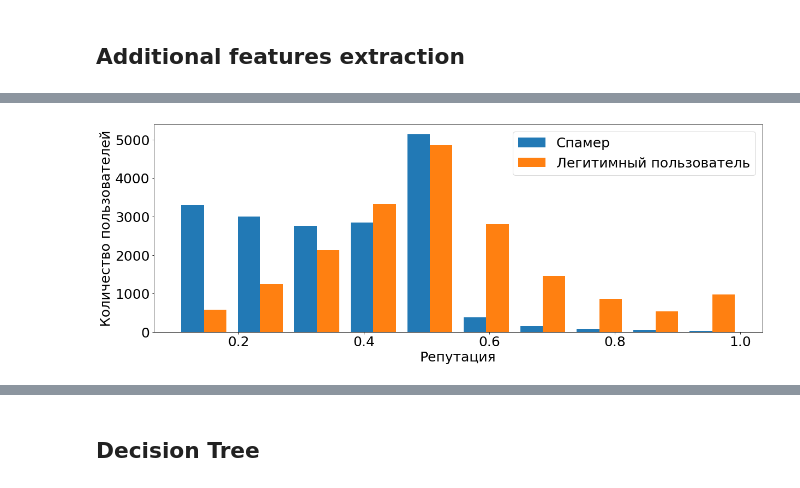
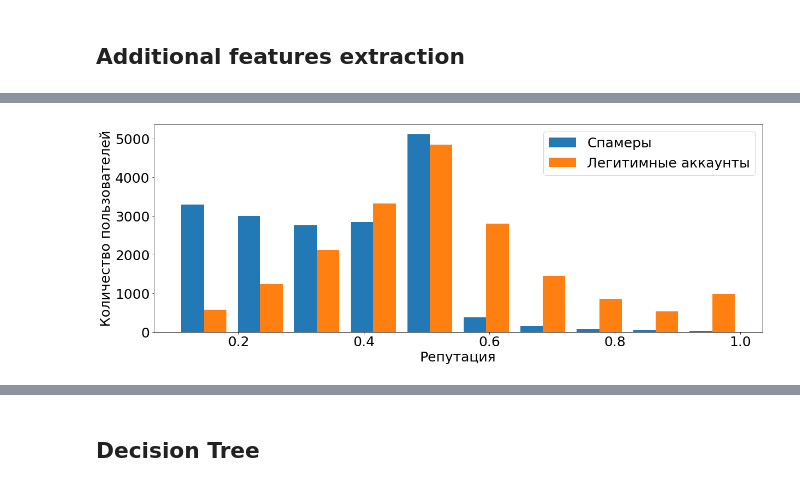
Before and after one commit to oy-vey/TwitterSpamClassifier, a Jupyter notebook: TwitterSocialHoneypot.ipynb, the cells around one changed output, grey strips where cells are left out. Drawn from its saved outputs; the diff is of its cells as text; code cells hidden in the pictures.

```diff
--- a/TwitterSocialHoneypot.ipynb
+++ b/TwitterSocialHoneypot.ipynb
@@ -97,43 +170,47 @@ AttributeError: Can only use .str accessor with string values, which use np.obje
 # %%
 #Content features
-data["NumberOfWords"] = data["Tweet"].str.count('\w+')
+data["NumberOfWords"] = data["CleanTweet"].str.count(' ') + 1
+data["NumberOfWords"].replace(1, 0, inplace = True)
 
 data["NumberOfSymbols"] = data["Tweet"].str.len()
 
 data["NumberOfSpaces"] = data["Tweet"].str.count(' ')
 
-data["NumberOfCl"] = data["Tweet"].str.count('[A-Z]*')  # ???
+data["NumberOfCl"] = data.apply(count_uppercases,axis=1)
 
-data["ClperWord"] = data["NumberOfCl"].divide(data["NumberOfWords"]) # ???
-data.replace(np.inf, data["NumberOfCl"], inplace = True)
+data["ClperWord"] = data["NumberOfCl"].divide(data["NumberOfWords"])
+data["ClperWord"].replace(np.inf, data["NumberOfCl"], inplace = True)
+data.replace(np.nan, 0, inplace = True)
 
-data['MaxWord'] = -99 # ???
+data['MaxWord'] = data.apply(longest_word,axis=1)
 
-data['AvgWord'] = -99 # ???
+data['AvgWord'] = data.apply(average_word,axis=1)
 
 data["NumberOfEm"] = data["Tweet"].str.count('\!')
 
 data["NumberOfQm"] = data["Tweet"].str.count('\?')
 
-data["NumberOfURLs"] = data["Tweet"].str.count('(https://\S+|http://\S+)')
+data["NumberOfURLs"] = data.apply(count_urls,axis=1)
 
 data["URLperWord"] = data["NumberOfURLs"].divide(data["NumberOfWords"])
-data.replace(np.inf, data["NumberOfURLs"], inplace = True)
+data["URLperWord"].replace(np.inf, data["NumberOfURLs"], inplace = True)
+data.replace(np.nan, 0, inplace = True)
 
-data["NumberOfMentions"] = data["Tweet"].str.count('(@\S+)')
+
+data["NumberOfMentions"] = data.apply(count_mentions,axis=1)
 
 data["MentionsperWord"] = data["NumberOfMentions"].divide(data["NumberOfWords"])
-data.replace(np.inf, data["NumberOfMentions"], inplace = True)
+data["MentionsperWord"].replace(np.inf, data["NumberOfMentions"], inplace = True)
+data.replace(np.nan, 0, inplace = True)
 
-data["NumberOfHashtags"] = data["Tweet"].str.count('(#\S+)')
+data["NumberOfHashtags"] = data.apply(count_hashtags,axis=1)
 
 data["HashtagsperWord"] = data["NumberOfHashtags"].divide(data["NumberOfWords"])
-data.replace(np.inf, data["NumberOfHashtags"], inplace = True)
+data["HashtagsperWord"].replace(np.inf, data["NumberOfHashtags"], inplace = True)
+data.replace(np.nan, 0, inplace = True)
 
-data["NumberOfSpamWords"] = data["Tweet"].str.count('(' + '|'.join(set([x for x in spamwords if all(ord(c) < 128 and c.isalpha() for c in x)])) + ')')
+data["NumberOfSpamWords"] = data.apply(count_spamwords,axis=1)
 
 data["SpamWordsperWord"] = data["NumberOfSpamWords"].divide(data["NumberOfWords"])
-data.replace(np.inf, data["NumberOfSpamWords"], inplace = True)
-
-
-#data.fillna(0, inplace = True)
+data["SpamWordsperWord"].replace(np.inf, data["NumberOfSpamWords"], inplace = True)
+data.replace(np.nan, 0, inplace = True)
@@ -164,18 +217,21 @@ data[["Tweet","NumberOfWords"]]
+# %%
+# Drop Tweets longer than 140 chars
+data = data.drop(data[data.NumberOfSymbols > 140].index)
 # %%
 plt.rcParams['figure.figsize'] = (20,7)
 plt.rcParams['font.size'] = 25
 
 data0=data[data.Reputation > .1]
 plt.hist([data0[data0.IsSpammer==1].Reputation.values,
-          data0[data0.IsSpammer==0].Reputation.values],label=["Спамер","Легитимный пользователь"],
+          data0[data0.IsSpammer==0].Reputation.values],
+          label = ['Спамеры', 'Легитимные аккаунты'],
           alpha = .99)
 plt.legend()
 plt.xlabel("Репутация")
 plt.ylabel("Количество пользователей")
-plt.savefig("reputation.png")
 plt.show()
 # %% [output]
-[figure, old version]
+[figure, new version]
 # %%
 feature_cols = { "UserFeatures" : [
                                 "LengthOfScreenName",
```
Also changed, not shown: parts of 78 cells of this notebook.
